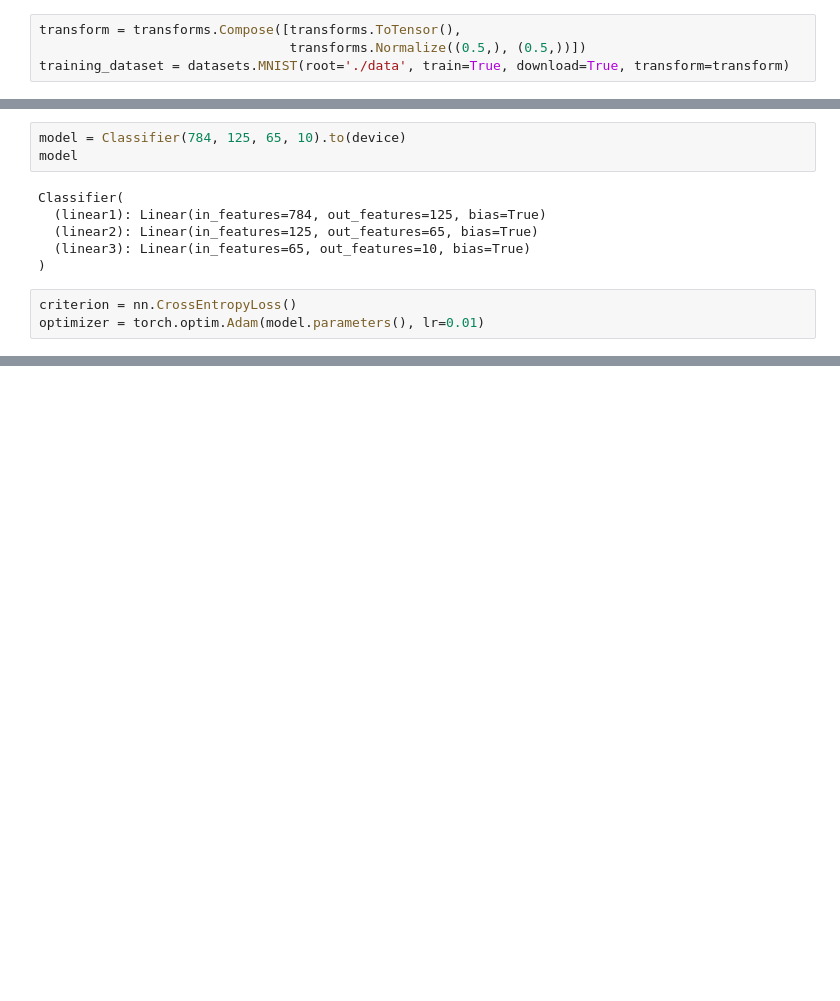
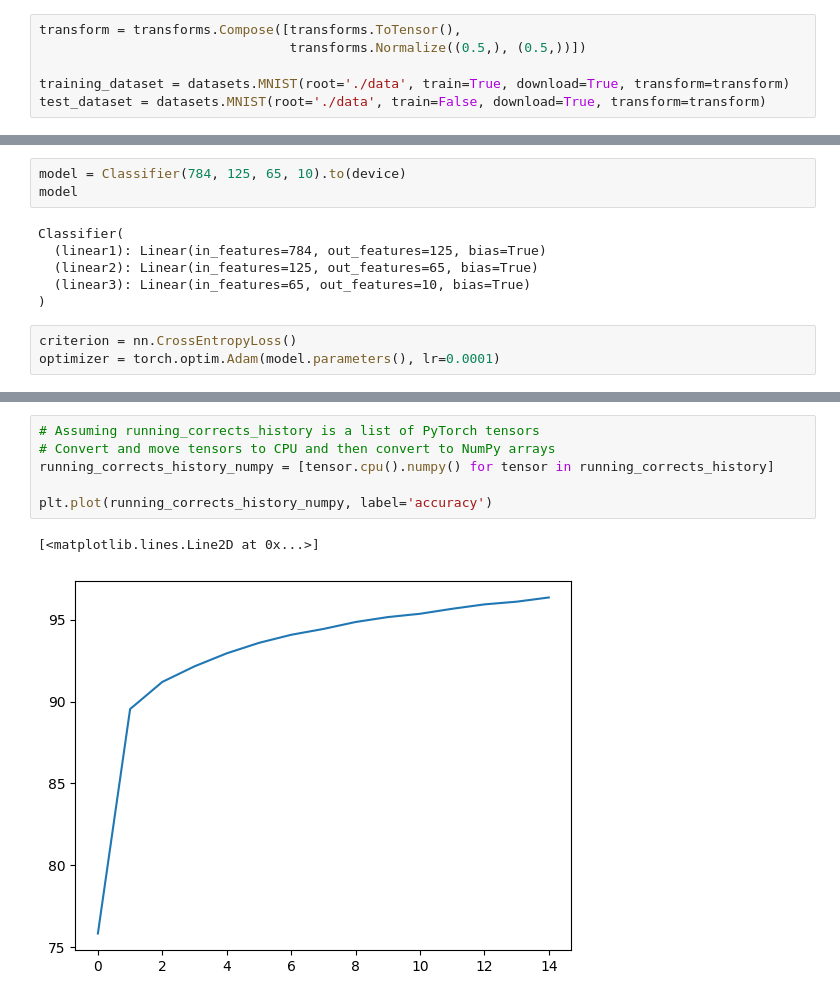
Before and after one commit to parham2013/MNIST-Train, a Jupyter notebook: MNIST.ipynb, the cells around one changed output, grey strips where cells are left out. Drawn from its saved outputs; the diff is of its cells as text; blank space fills up the shorter version.

```diff
--- a/MNIST.ipynb
+++ b/MNIST.ipynb
@@ -10,6 +10,8 @@ device = torch.device("cuda" if torch.cuda.is_available() else "cpu")
 # %%
 transform = transforms.Compose([transforms.ToTensor(),
                                 transforms.Normalize((0.5,), (0.5,))])
+
 training_dataset = datasets.MNIST(root='./data', train=True, download=True, transform=transform)
+test_dataset = datasets.MNIST(root='./data', train=False, download=True, transform=transform)
 # %%
 # training_loader = torch.utils.data.DataLoader(dataset=training_dataset, batch_size=100, shuffle=True)
@@ -56,5 +59,5 @@ Classifier(
 )
 # %%
 criterion = nn.CrossEntropyLoss()
-optimizer = torch.optim.Adam(model.parameters(), lr=0.01)
+optimizer = torch.optim.Adam(model.parameters(), lr=0.0001)
 # %%
@@ -130,0 +151,9 @@ Cached:    0.1 GB
+# %%
+# Assuming running_corrects_history is a list of PyTorch tensors
+# Convert and move tensors to CPU and then convert to NumPy arrays
+running_corrects_history_numpy = [tensor.cpu().numpy() for tensor in running_corrects_history]
+
+plt.plot(running_corrects_history_numpy, label='accuracy')
+# %% [output]
+[<matplotlib.lines.Line2D at 0x...>]
+[figure, added]
```
Also changed, not shown: parts of 6 cells of this notebook.
